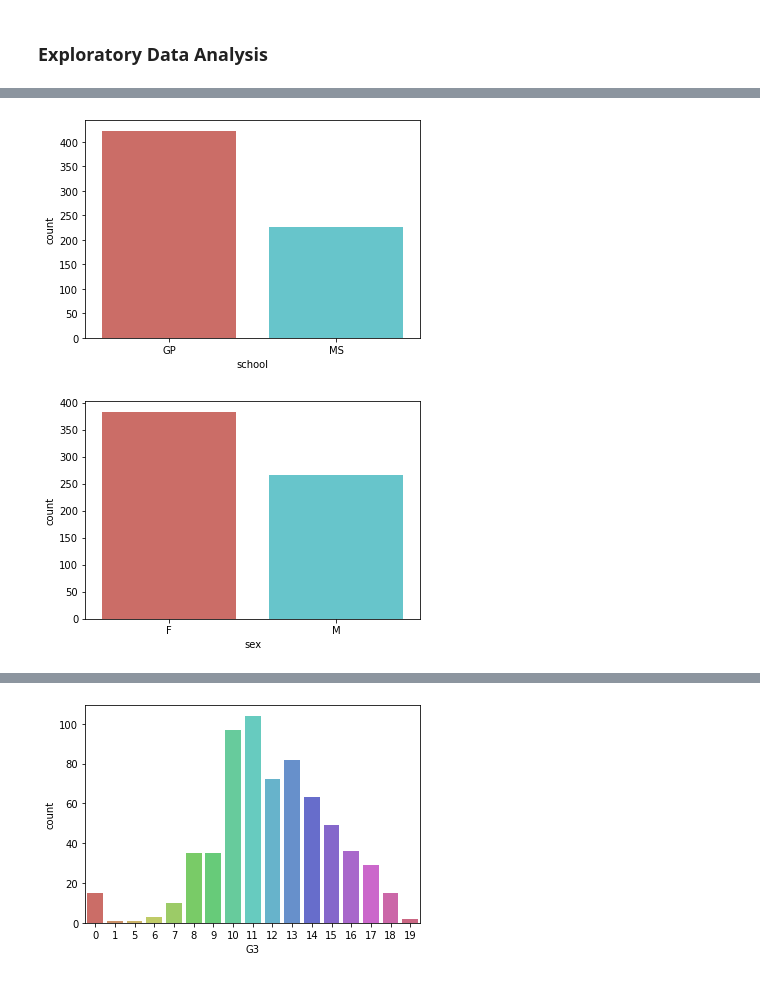
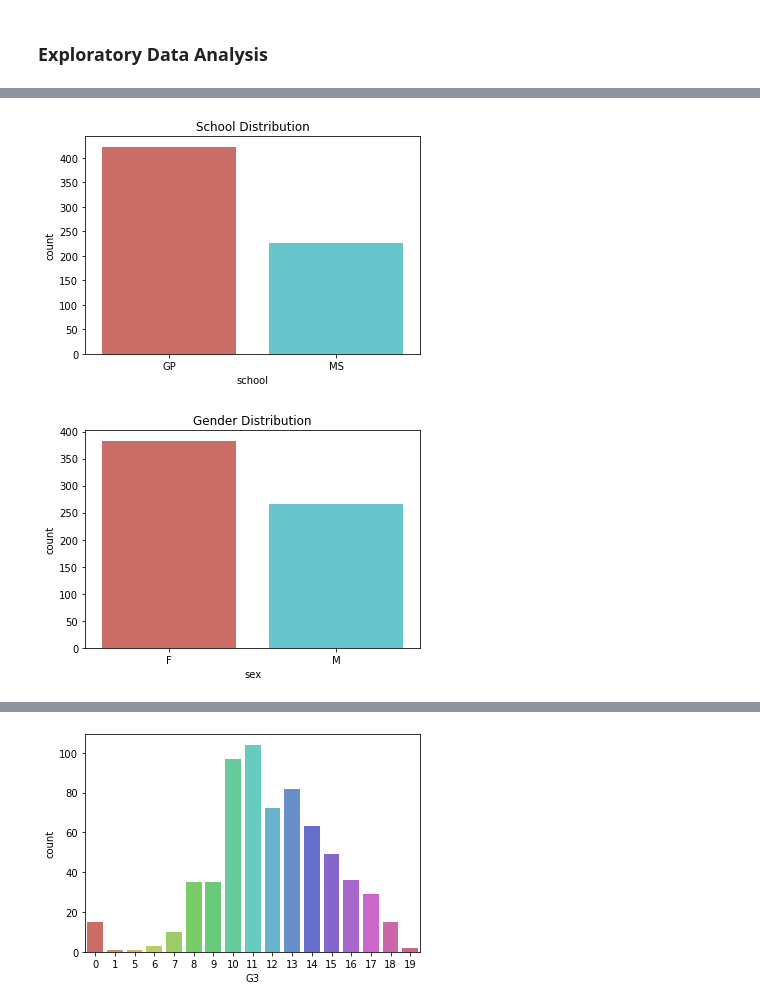
Before and after one commit to stephyap/ph1978L_finalproject, a Jupyter notebook: ph1978L_finalproject.ipynb, the cells around one changed output, grey strips where cells are left out. Drawn from its saved outputs; the diff is of its cells as text; code cells hidden in the pictures.

```diff
--- a/ph1978L_finalproject.ipynb
+++ b/ph1978L_finalproject.ipynb
@@ -39,9 +40,9 @@ import warnings
 warnings.filterwarnings(action= 'ignore')
 # %%
 # read in the data
-# df = pd.read_csv("./Data/school_grades_dataset.csv")
+df = pd.read_csv("./Data/school_grades_dataset.csv")
 # df = pd.read_csv("/Users/joy4031/OneDrive - The University of Texas Health Science Center at Houston/F21/1978/school_grades_dataset.csv")
-df = pd.read_csv("/Users/hunter/Downloads/school_grades_dataset.csv")
+# df = pd.read_csv("/Users/hunter/Downloads/school_grades_dataset.csv")
 # %% [markdown]
 # Scenario 1 -  Classification with two levels (pass/fail);
 # %%
@@ -993,10 +961,14 @@ dtype: object
 # %%
 sns.countplot(x='school', data=df3, palette='hls')
+plt.title('School Distribution')
+plt.savefig('school.png', bbox_inches='tight')
 plt.show()
 # %% [output]
-[figure, old version]
+[figure, new version]
 # %%
 sns.countplot(x='sex', data=df3, palette='hls')
+plt.title('Gender Distribution')
+plt.savefig('gender.png', bbox_inches='tight')
 plt.show()
 # %% [output]
-[figure, old version]
+[figure, new version]
```
Also changed, not shown: parts of 80 cells of this notebook, 11 other files.
